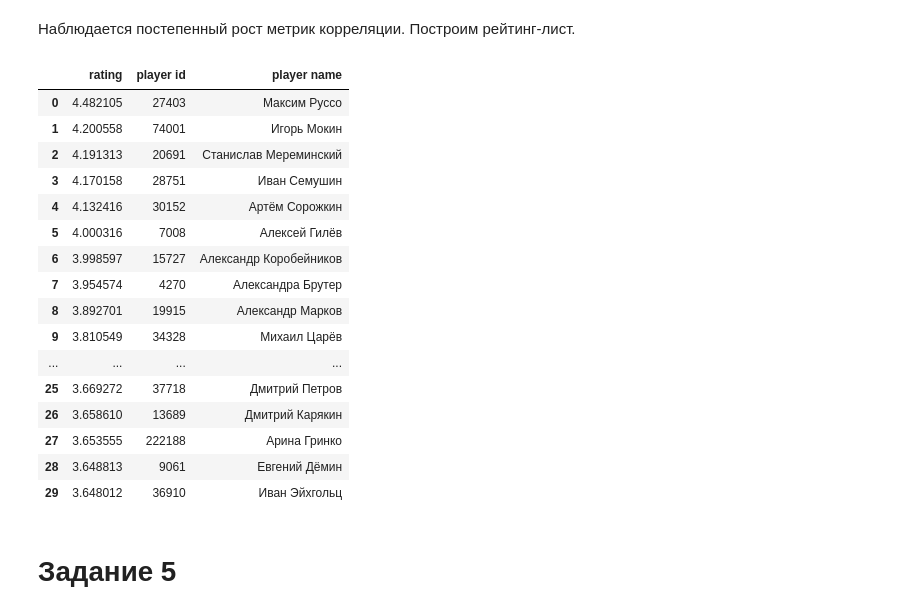
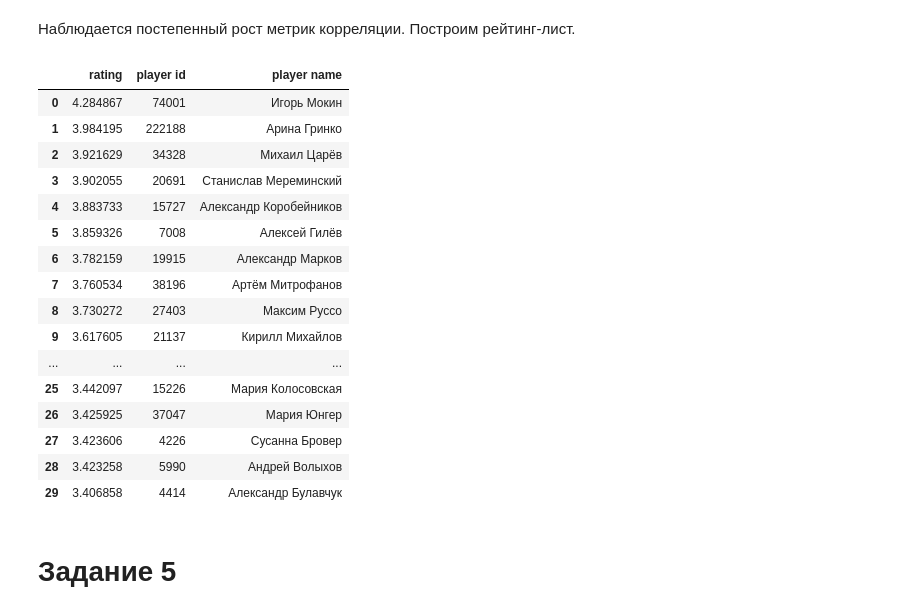
Before and after one commit to dkulemin/MADE_adv_ml, a Jupyter notebook: HW_2/homework_2.ipynb, the cells around one changed output. Cells and saved outputs as stored; diff of their text form; code cells hidden in the pictures.

Commit message:
best model choise

```diff
--- a/HW_2/homework_2.ipynb
+++ b/HW_2/homework_2.ipynb
@@ -422,13 +428,22 @@ spearman_means, kendall_means = count_correlations()
 print(f'Spearman mean corr: {np.round(spearman_means, 4)}')
 print(f'Kendall mean corr: {np.round(kendall_means, 4)}')
 
-for _ in range(10):
+best_model = weights.copy()
+best_spearman = spearman_means
+best_kendall = kendall_means
+
+for _ in range(30):
     z = E_step(X_train, y_train, weights)
     M_step(X_train, z, weights)
 
     spearman_means, kendall_means = count_correlations()
     print(f'Spearman mean corr: {np.round(spearman_means, 4)}')
     print(f'Kendall mean corr: {np.round(kendall_means, 4)}')
+    if spearman_means > best_spearman and kendall_means > best_kendall:
+        best_model = weights.copy()
+        best_spearman = spearman_means
+        best_kendall = kendall_means
+        print(best_spearman, best_kendall)
 # %% [output]
 Spearman mean corr: 0.7631
 Kendall mean corr: 0.6084
@@ -467,33 +495,33 @@ Wall time: 37min 18s
 # %% [markdown]
 Наблюдается постепенный рост метрик корреляции. Построим рейтинг-лист.
 # %%
-player_rating = weights[1:len(player_to_id) + 1]
+player_rating = best_model[1:len(player_to_id) + 1]
 rating_table = []
 
 for i, rating in enumerate(player_rating):
     player_id = id_to_player[i]
     rating_table.append([rating, player_id, raw_players[player_id]['name'] + ' ' + raw_players[player_id]['surname']])
 
 rating_list = pd.DataFrame(sorted(rating_table, reverse=True), columns=['rating', 'player id', 'player name'])
 rating_list.head(30)
 # %% [output]
 |  | rating | player id | player name |
-| 0 | 4.482105 | 27403 | Максим Руссо |
-| 1 | 4.200558 | 74001 | Игорь Мокин |
-| 2 | 4.191313 | 20691 | Станислав Мереминский |
-| 3 | 4.170158 | 28751 | Иван Семушин |
-| 4 | 4.132416 | 30152 | Артём Сорожкин |
-| 5 | 4.000316 | 7008 | Алексей Гилёв |
-| 6 | 3.998597 | 15727 | Александр Коробейников |
-| 7 | 3.954574 | 4270 | Александра Брутер |
-| 8 | 3.892701 | 19915 | Александр Марков |
-| 9 | 3.810549 | 34328 | Михаил Царёв |
+| 0 | 4.284867 | 74001 | Игорь Мокин |
+| 1 | 3.984195 | 222188 | Арина Гринко |
+| 2 | 3.921629 | 34328 | Михаил Царёв |
+| 3 | 3.902055 | 20691 | Станислав Мереминский |
+| 4 | 3.883733 | 15727 | Александр Коробейников |
+| 5 | 3.859326 | 7008 | Алексей Гилёв |
+| 6 | 3.782159 | 19915 | Александр Марков |
+| 7 | 3.760534 | 38196 | Артём Митрофанов |
+| 8 | 3.730272 | 27403 | Максим Руссо |
+| 9 | 3.617605 | 21137 | Кирилл Михайлов |
 | ... | ... | ... | ... |
-| 25 | 3.669272 | 37718 | Дмитрий Петров |
-| 26 | 3.658610 | 13689 | Дмитрий Карякин |
-| 27 | 3.653555 | 222188 | Арина Гринко |
-| 28 | 3.648813 | 9061 | Евгений Дёмин |
-| 29 | 3.648012 | 36910 | Иван Эйхгольц |
+| 25 | 3.442097 | 15226 | Мария Колосовская |
+| 26 | 3.425925 | 37047 | Мария Юнгер |
+| 27 | 3.423606 | 4226 | Сусанна Бровер |
+| 28 | 3.423258 | 5990 | Андрей Волыхов |
+| 29 | 3.406858 | 4414 | Александр Булавчук |
 # %% [markdown]
 # Задание 5
 # %% [markdown]
```
Also changed, not shown: parts of 7 cells of this notebook.
